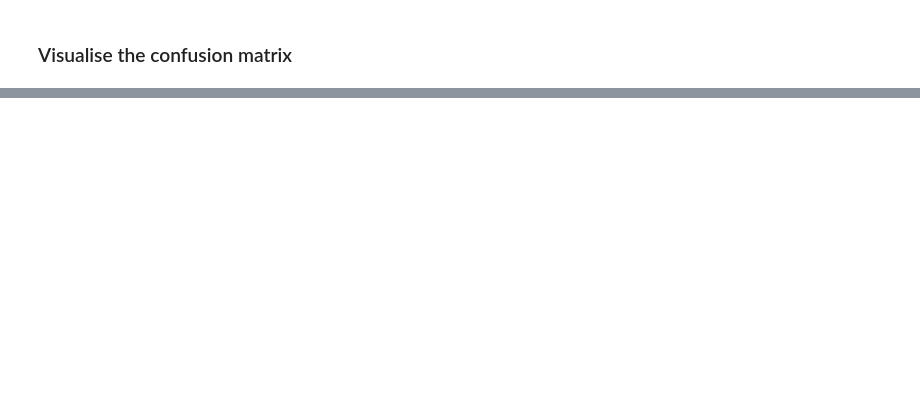
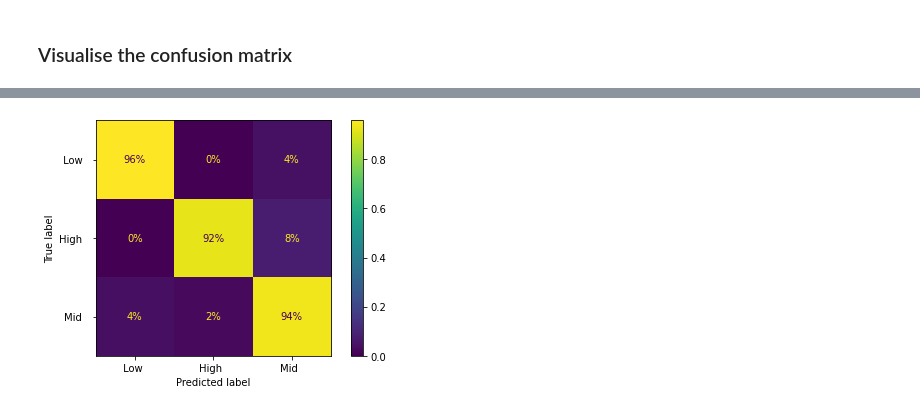
Before and after one commit to seanxuu/Machine-Learning-7126, a Jupyter notebook: assignment2.ipynb, the cells around one changed output, grey strips where cells are left out. Saved outputs shown, nothing was run; the diff lists cells and outputs as text; code cells hidden in the pictures; blank space fills up the shorter version.

```diff
--- a/assignment2.ipynb
+++ b/assignment2.ipynb
@@ -241,0 +366,9 @@ plt.show()
+# %%
+# Random Forest Confusion matrix
+y_train_pred_rf = cross_val_predict(rf_clf, X_train, y_train, cv=3)
+ConfusionMatrixDisplay.from_predictions(y_train, y_train_pred_rf,
+                                        normalize="true", values_format=".0%")
+save_fig("ConfusionMatrixDisplay_rf")  # extra code
+plt.show()
+# %% [output]
+[figure, added]
```
Also changed, not shown: parts of 23 cells of this notebook, 30 other files.
